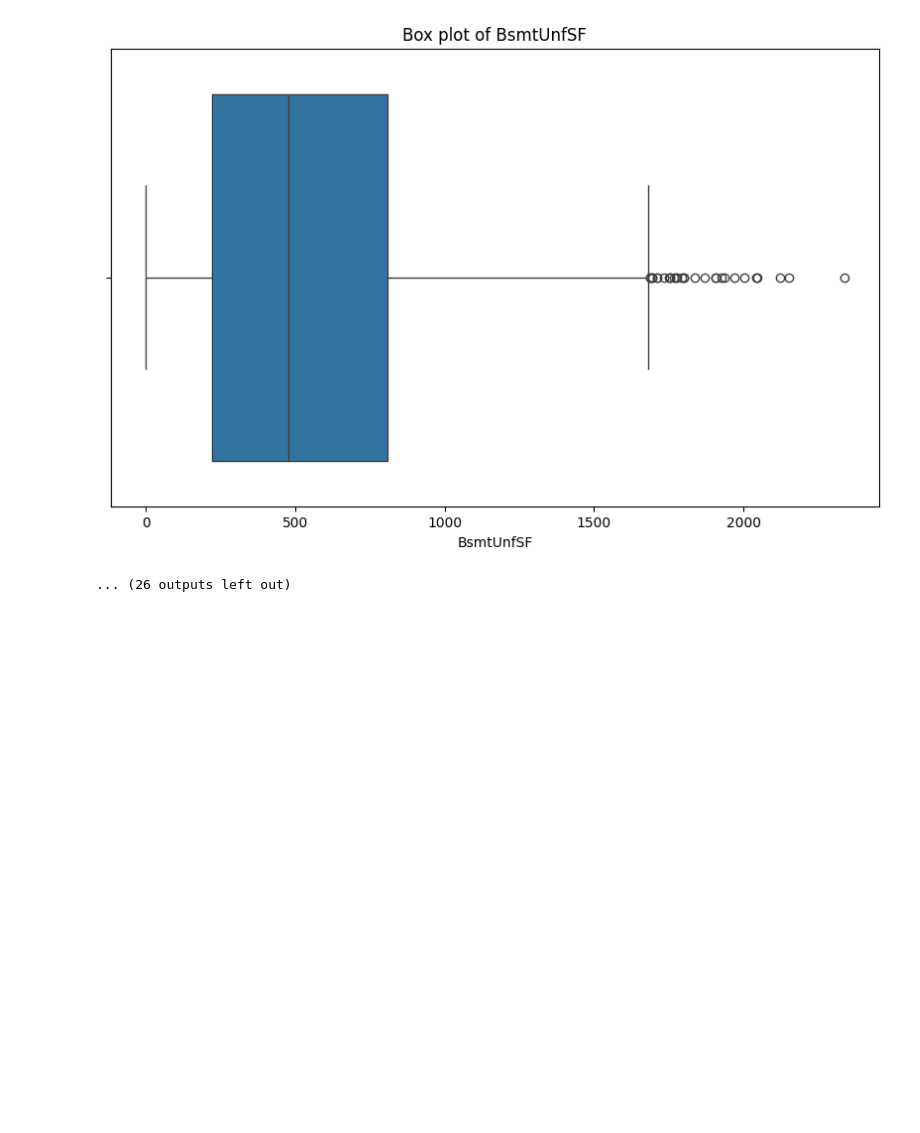
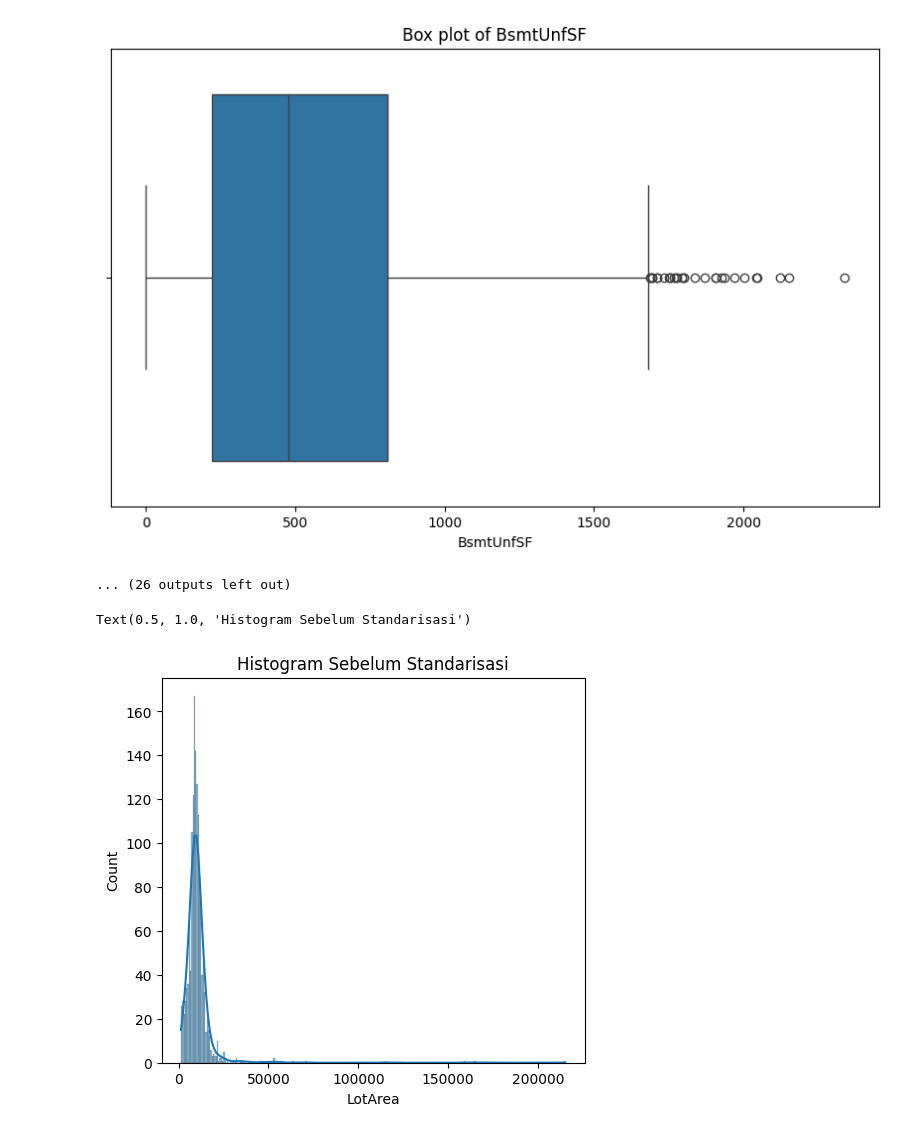
Before and after one commit to LuciferLovesMe/learn-basic-ml, a Jupyter notebook: notebook.ipynb, the cells around one changed output. Cells and saved outputs as stored; diff of their text form; code cells hidden in the pictures; blank space fills up the shorter version.

```diff
--- a/notebook.ipynb
+++ b/notebook.ipynb
@@ -106,0 +126,9 @@ for feature in numeric_feature:
+# %%
+# Histogram sebelum standarisasi
+plt.figure(figsize=(12, 5))
+plt.subplot(1,2,1)
+sns.histplot(train_df[numeric_feature[3]], kde=True)
+plt.title("Histogram Sebelum Standarisasi")
+# %% [output]
+Text(0.5, 1.0, 'Histogram Sebelum Standarisasi')
+[figure, added]
```
Also changed, not shown: parts of 11 cells of this notebook.
